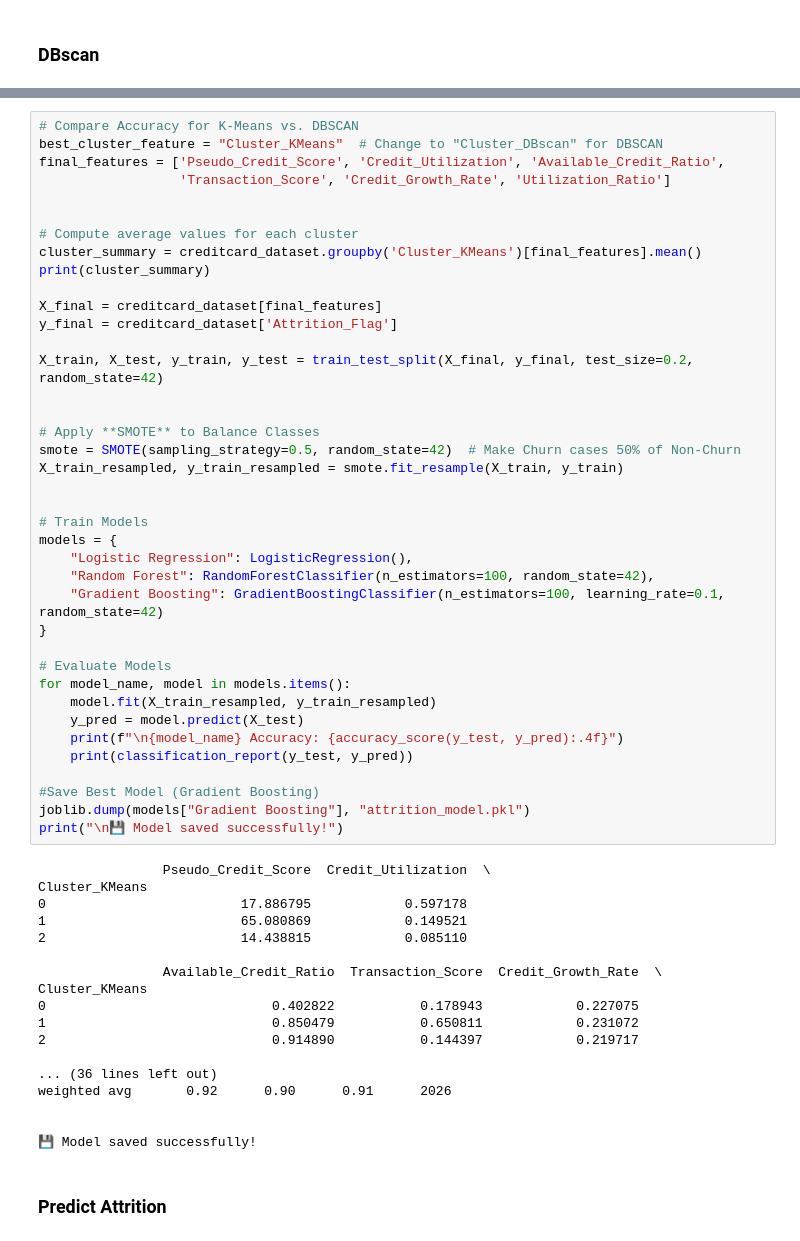
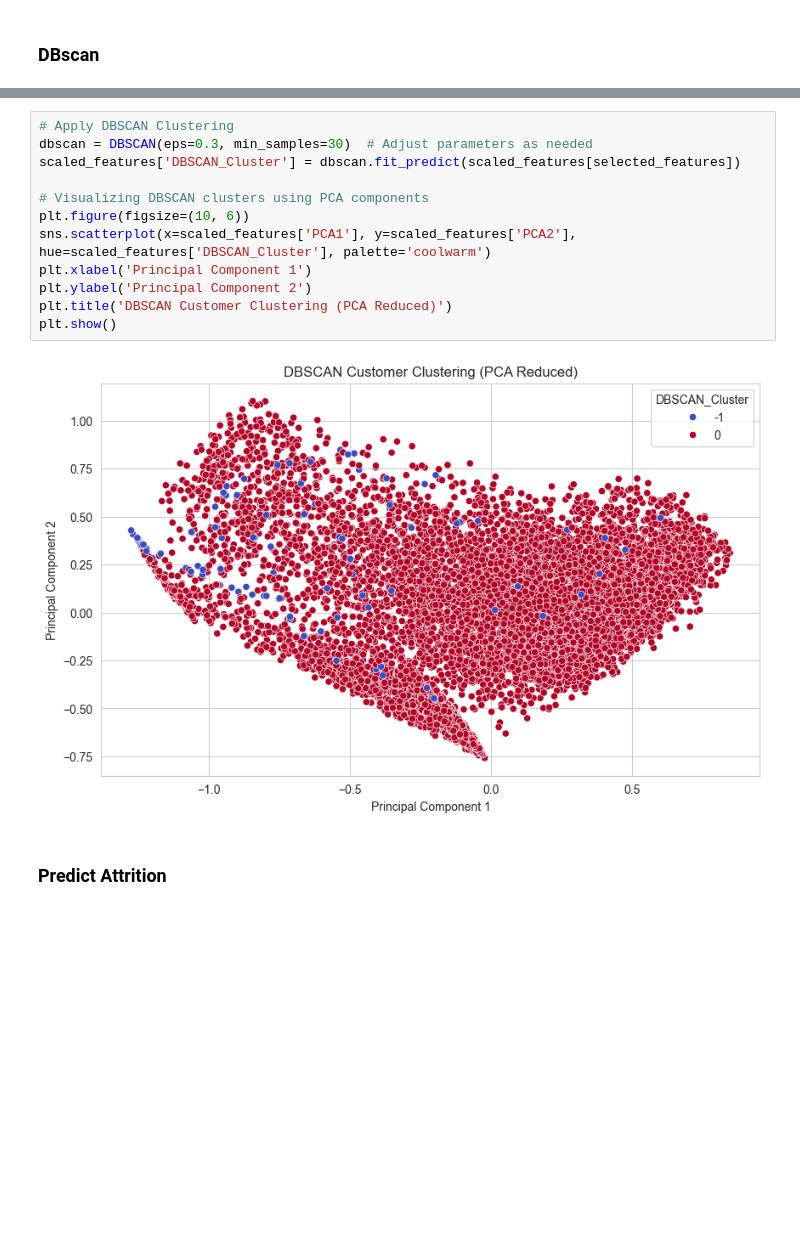
Before and after one commit to rachelletwq/inf2008-grp9-project, a Jupyter notebook: BankFraud.ipynb, the cells around one changed output, grey strips where cells are left out. Saved outputs shown, nothing was run; the diff lists cells and outputs as text; blank space fills up the shorter version.

```diff
--- a/BankFraud.ipynb
+++ b/BankFraud.ipynb
@@ -1222,59 +1112,16 @@ Name: count, dtype: int64
-# %%
-# Compare Accuracy for K-Means vs. DBSCAN
-best_cluster_feature = "Cluster_KMeans"  # Change to "Cluster_DBscan" for DBSCAN
-final_features = ['Pseudo_Credit_Score', 'Credit_Utilization', 'Available_Credit_Ratio',
-                  'Transaction_Score', 'Credit_Growth_Rate', 'Utilization_Ratio']
-
-
-# Compute average values for each cluster
-cluster_summary = creditcard_dataset.groupby('Cluster_KMeans')[final_features].mean()
-print(cluster_summary)
-
-X_final = creditcard_dataset[final_features]
-y_final = creditcard_dataset['Attrition_Flag']
-
-X_train, X_test, y_train, y_test = train_test_split(X_final, y_final, test_size=0.2, random_state=42)
-
-
-# Apply **SMOTE** to Balance Classes
-smote = SMOTE(sampling_strategy=0.5, random_state=42)  # Make Churn cases 50% of Non-Churn
-X_train_resampled, y_train_resampled = smote.fit_resample(X_train, y_train)
-
-
-# Train Models
-models = {
-    "Logistic Regression": LogisticRegression(),
-    "Random Forest": RandomForestClassifier(n_estimators=100, random_state=42),
-    "Gradient Boosting": GradientBoostingClassifier(n_estimators=100, learning_rate=0.1, random_state=42)
-}
-
-# Evaluate Models
-for model_name, model in models.items():
-    model.fit(X_train_resampled, y_train_resampled)
-    y_pred = model.predict(X_test)
-    print(f"\n{model_name} Accuracy: {accuracy_score(y_test, y_pred):.4f}")
-    print(classification_report(y_test, y_pred))
-
-#Save Best Model (Gradient Boosting)
-joblib.dump(models["Gradient Boosting"], "attrition_model.pkl")
-print("\n💾 Model saved successfully!")
-# %% [output]
-                Pseudo_Credit_Score  Credit_Utilization  \
-Cluster_KMeans
-0                         17.886795            0.597178
-1                         65.080869            0.149521
-2                         14.438815            0.085110
-
-                Available_Credit_Ratio  Transaction_Score  Credit_Growth_Rate  \
-Cluster_KMeans
-0                             0.402822           0.178943            0.227075
-1                             0.850479           0.650811            0.231072
-2                             0.914890           0.144397            0.219717
-
-... (36 lines left out)
-weighted avg       0.92      0.90      0.91      2026
-
-
-💾 Model saved successfully!
+# %%
+# Apply DBSCAN Clustering
+dbscan = DBSCAN(eps=0.3, min_samples=30)  # Adjust parameters as needed
+scaled_features['DBSCAN_Cluster'] = dbscan.fit_predict(scaled_features[selected_features])
+
+# Visualizing DBSCAN clusters using PCA components
+plt.figure(figsize=(10, 6))
+sns.scatterplot(x=scaled_features['PCA1'], y=scaled_features['PCA2'], hue=scaled_features['DBSCAN_Cluster'], palette='coolwarm')
+plt.xlabel('Principal Component 1')
+plt.ylabel('Principal Component 2')
+plt.title('DBSCAN Customer Clustering (PCA Reduced)')
+plt.show()
+# %% [output]
+[figure, added]
 # %% [markdown]
 <h3>Predict Attrition</h3>
```
Also changed, not shown: parts of 15 cells of this notebook.
